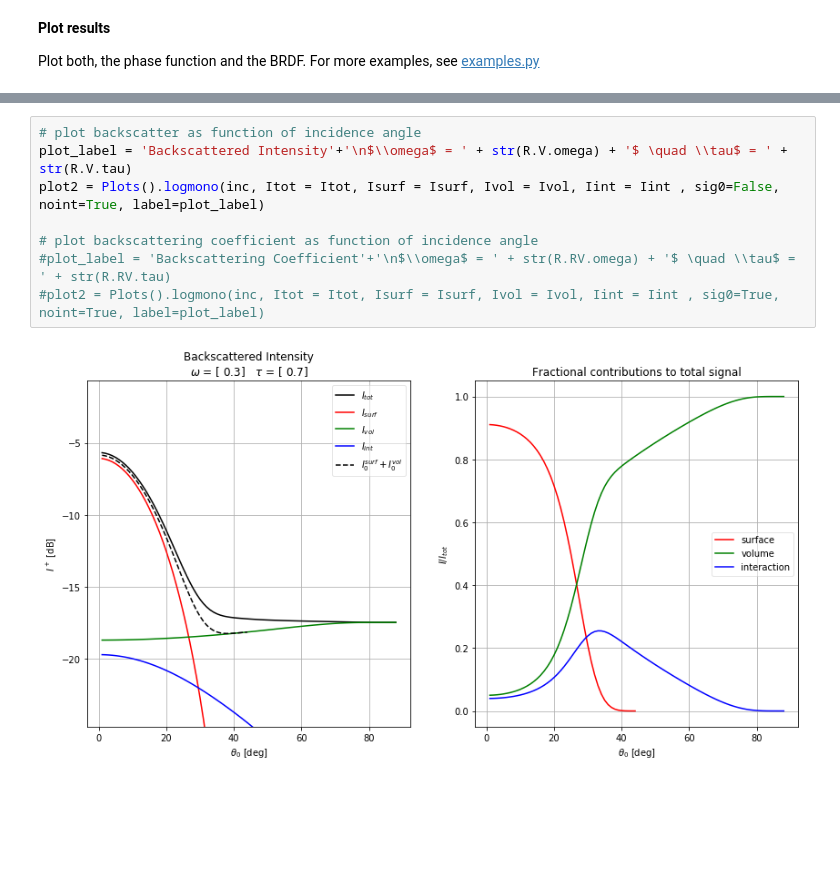
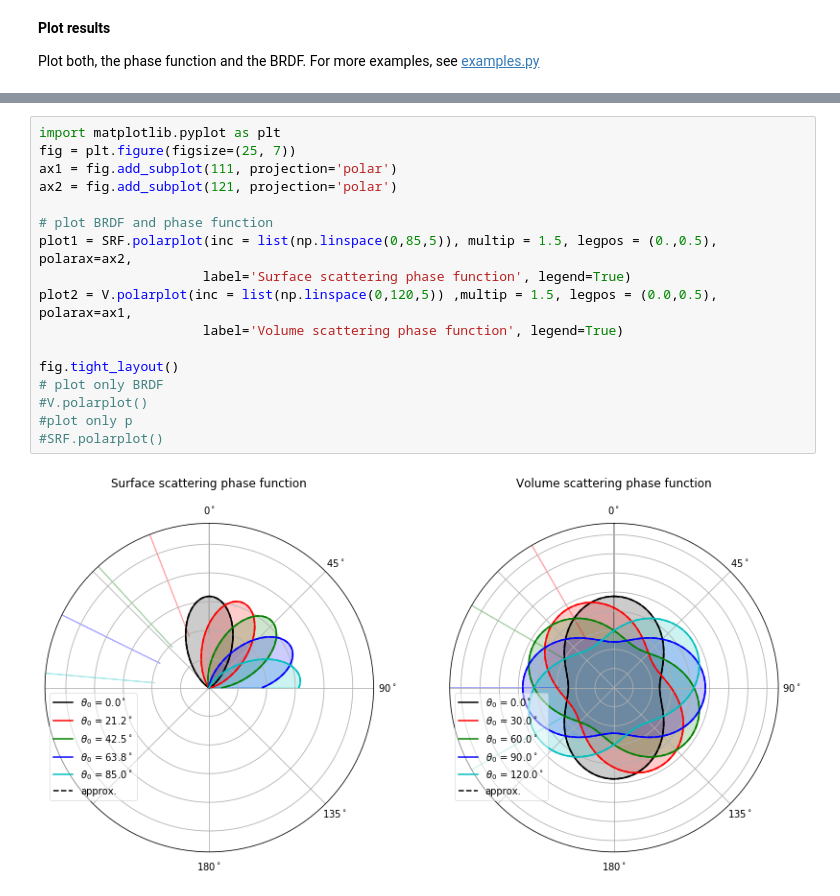
Before and after one commit to TUW-GEO/rt1, a Jupyter notebook: doc/examples/example01.ipynb, the cells around one changed output, grey strips where cells are left out. Saved outputs shown, nothing was run; the diff lists cells and outputs as text; blank space fills up the shorter version.

```diff
--- a/doc/examples/example01.ipynb
+++ b/doc/examples/example01.ipynb
@@ -69,10 +57,19 @@ plot1 = Plots().polarplot(R,incp = list(np.linspace(0,120,5)), incBRDF =  list(n
-# %%
-# plot backscatter as function of incidence angle
-plot_label = 'Backscattered Intensity'+'\n$\\omega$ = ' + str(R.V.omega) + '$ \quad \\tau$ = ' + str(R.V.tau)
-plot2 = Plots().logmono(inc, Itot = Itot, Isurf = Isurf, Ivol = Ivol, Iint = Iint , sig0=False, noint=True, label=plot_label)
-
-# plot backscattering coefficient as function of incidence angle
-#plot_label = 'Backscattering Coefficient'+'\n$\\omega$ = ' + str(R.RV.omega) + '$ \quad \\tau$ = ' + str(R.RV.tau)
-#plot2 = Plots().logmono(inc, Itot = Itot, Isurf = Isurf, Ivol = Ivol, Iint = Iint , sig0=True, noint=True, label=plot_label)
-# %% [output]
-[figure, removed]
+# %%
+import matplotlib.pyplot as plt
+fig = plt.figure(figsize=(25, 7))
+ax1 = fig.add_subplot(111, projection='polar')
+ax2 = fig.add_subplot(121, projection='polar')
+
+# plot BRDF and phase function
+plot1 = SRF.polarplot(inc = list(np.linspace(0,85,5)), multip = 1.5, legpos = (0.,0.5), polarax=ax2,
+                     label='Surface scattering phase function', legend=True)
+plot2 = V.polarplot(inc = list(np.linspace(0,120,5)) ,multip = 1.5, legpos = (0.0,0.5), polarax=ax1,
+                     label='Volume scattering phase function', legend=True)
+
+fig.tight_layout()
+# plot only BRDF
+#V.polarplot()
+#plot only p
+#SRF.polarplot()
+# %% [output]
+[figure, added]
```
Also changed, not shown: parts of 4 cells of this notebook, 7 other files.
